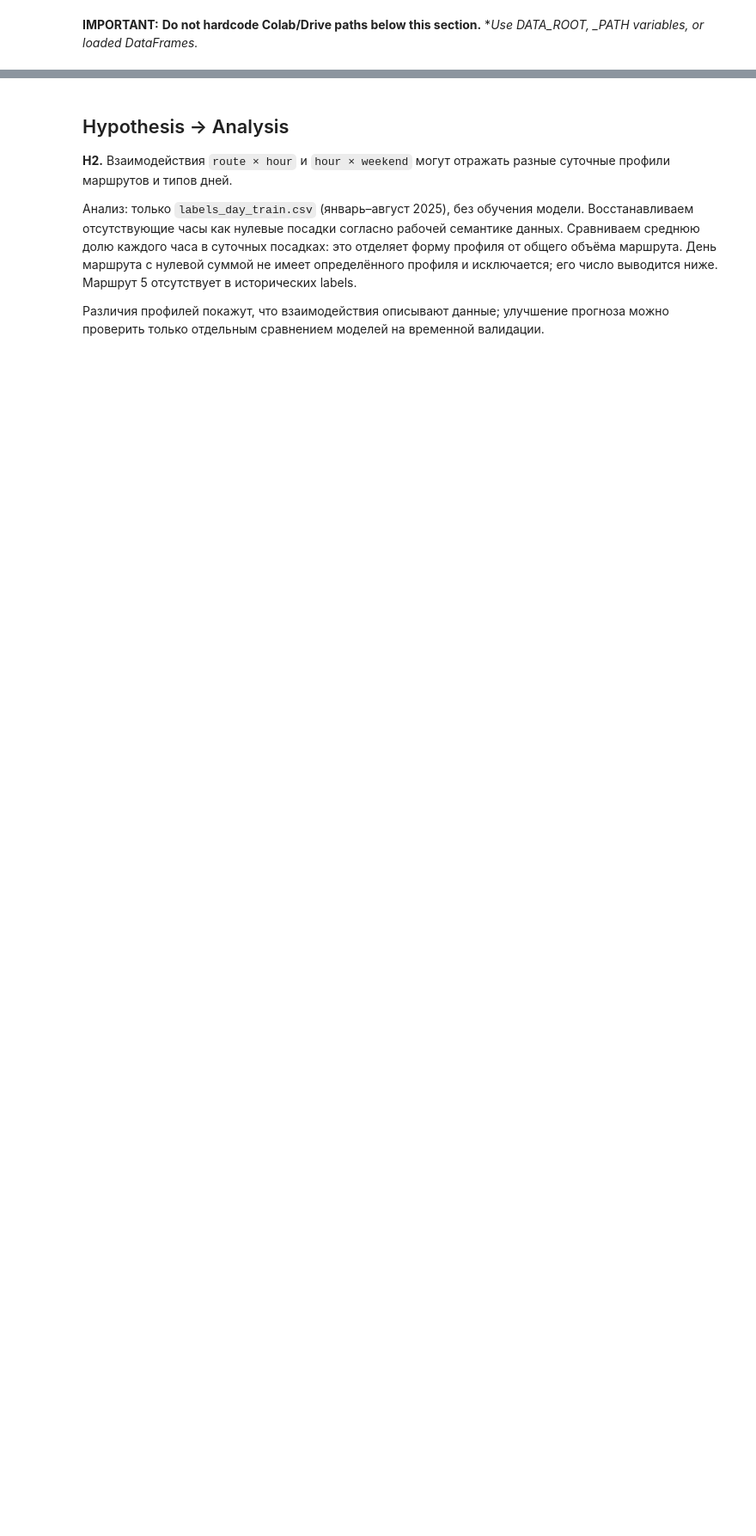
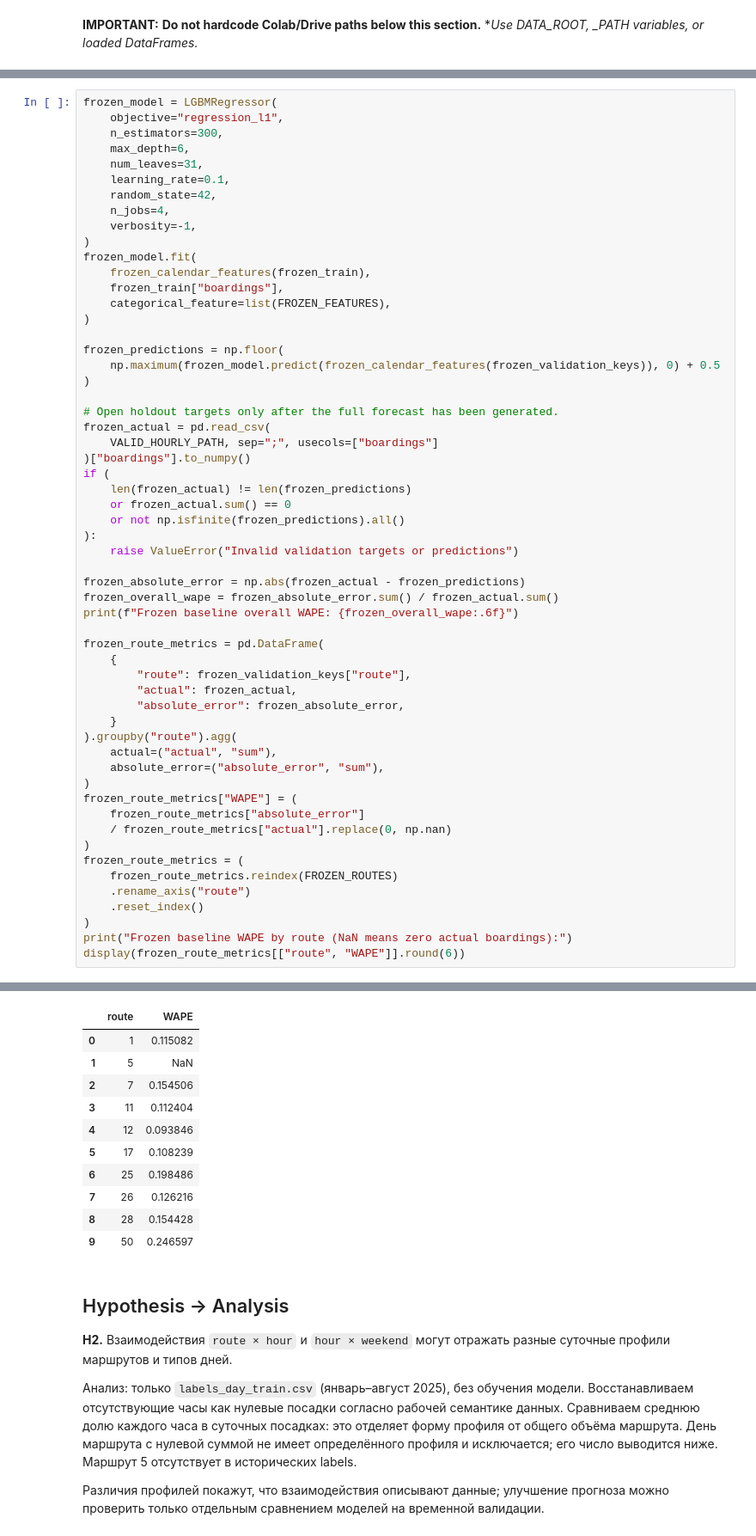
Before and after one commit to rapogahu/MT-Hackathon-2026, a Jupyter notebook: ml/notebooks/feature_engineering.ipynb, the cells around one changed output, grey strips where cells are left out. Shown at 86% size. Saved outputs shown, nothing was run; the diff lists cells and outputs as text; blank space fills up the shorter version.

```diff
--- a/ml/notebooks/feature_engineering.ipynb
+++ b/ml/notebooks/feature_engineering.ipynb
@@ -79,0 +128,58 @@ labels_test: (11317, 1)
+# %%
+frozen_model = LGBMRegressor(
+    objective="regression_l1",
+    n_estimators=300,
+    max_depth=6,
+    num_leaves=31,
+    learning_rate=0.1,
+    random_state=42,
+    n_jobs=4,
+    verbosity=-1,
+)
+frozen_model.fit(
+    frozen_calendar_features(frozen_train),
+    frozen_train["boardings"],
+    categorical_feature=list(FROZEN_FEATURES),
+)
+
+frozen_predictions = np.floor(
+    np.maximum(frozen_model.predict(frozen_calendar_features(frozen_validation_keys)), 0) + 0.5
+)
+
+# Open holdout targets only after the full forecast has been generated.
+frozen_actual = pd.read_csv(
+    VALID_HOURLY_PATH, sep=";", usecols=["boardings"]
+)["boardings"].to_numpy()
+if (
+    len(frozen_actual) != len(frozen_predictions)
+    or frozen_actual.sum() == 0
+    or not np.isfinite(frozen_predictions).all()
+):
+    raise ValueError("Invalid validation targets or predictions")
+
+frozen_absolute_error = np.abs(frozen_actual - frozen_predictions)
+frozen_overall_wape = frozen_absolute_error.sum() / frozen_actual.sum()
+print(f"Frozen baseline overall WAPE: {frozen_overall_wape:.6f}")
+
+frozen_route_metrics = pd.DataFrame(
+    {
+        "route": frozen_validation_keys["route"],
+        "actual": frozen_actual,
+        "absolute_error": frozen_absolute_error,
+    }
+).groupby("route").agg(
+    actual=("actual", "sum"),
+    absolute_error=("absolute_error", "sum"),
+)
+frozen_route_metrics["WAPE"] = (
+    frozen_route_metrics["absolute_error"]
+    / frozen_route_metrics["actual"].replace(0, np.nan)
+)
+frozen_route_metrics = (
+    frozen_route_metrics.reindex(FROZEN_ROUTES)
+    .rename_axis("route")
+    .reset_index()
+)
+print("Frozen baseline WAPE by route (NaN means zero actual boardings):")
+display(frozen_route_metrics[["route", "WAPE"]].round(6))
+# %% [output]
@@ -80,3 +188,14 @@ labels_test: (11317, 1)
+|  | route | WAPE |
+| 0 | 1 | 0.115082 |
+| 1 | 5 | NaN |
+| 2 | 7 | 0.154506 |
+| 3 | 11 | 0.112404 |
+| 4 | 12 | 0.093846 |
+| 5 | 17 | 0.108239 |
+| 6 | 25 | 0.198486 |
+| 7 | 26 | 0.126216 |
+| 8 | 28 | 0.154428 |
+| 9 | 50 | 0.246597 |
 # %% [markdown]
 ## Hypothesis → Analysis
 
```
Also changed, not shown: parts of 5 cells of this notebook.
